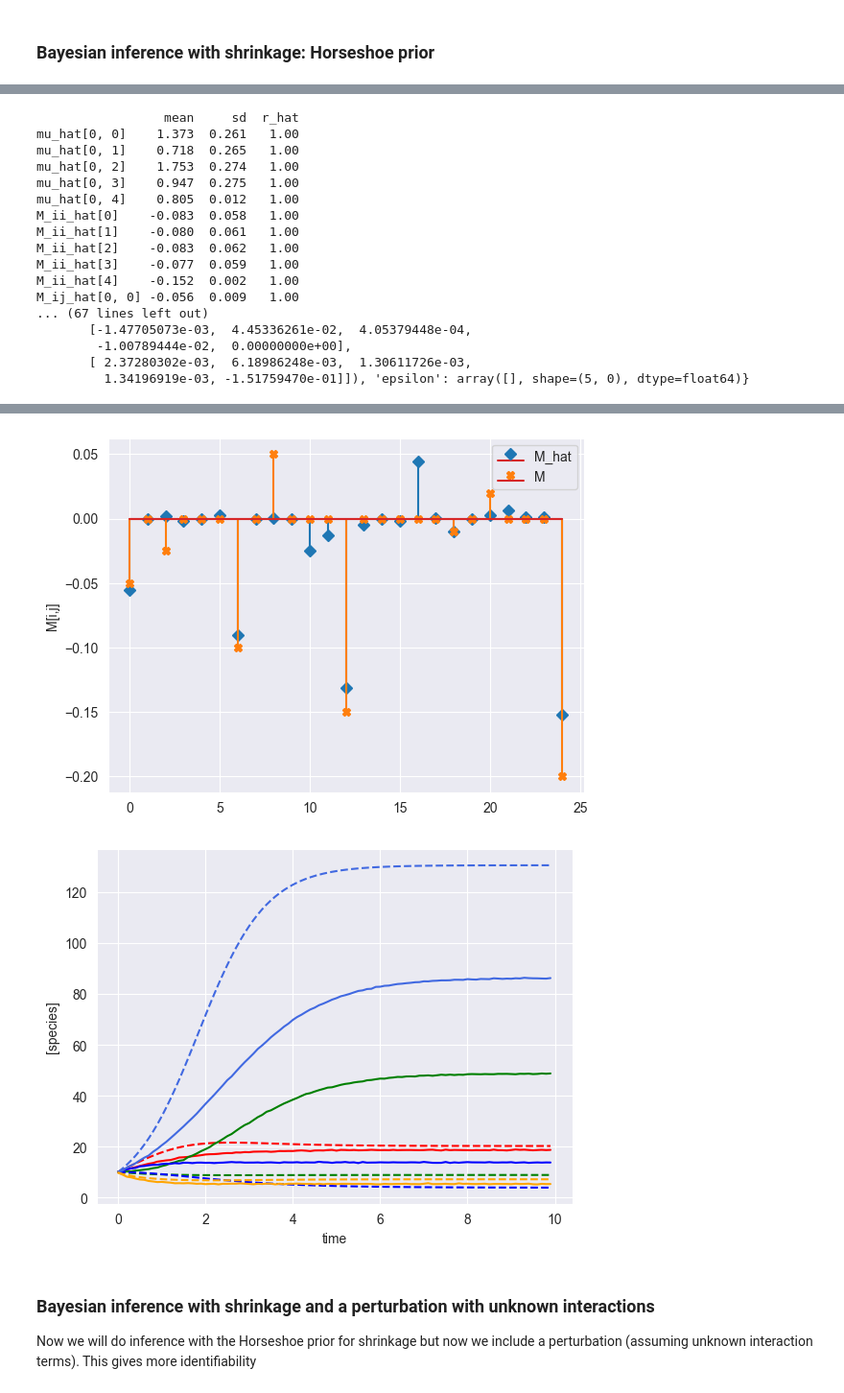
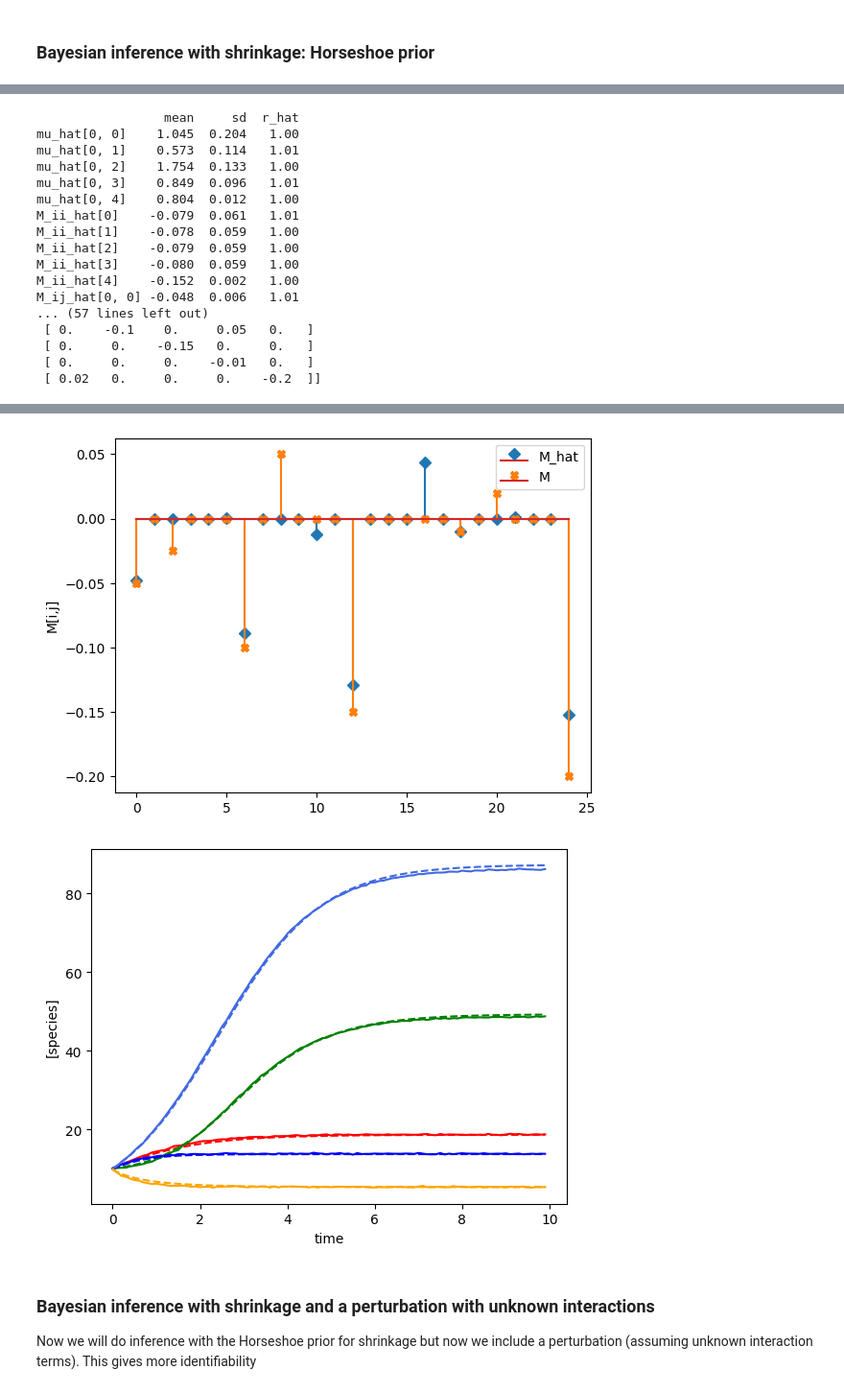
Before and after one commit to ucl-cssb/MIMIC, a Jupyter notebook: docs/source/notebooks/gLV/examples-bayes-gLV.ipynb, the cells around one changed output, grey strips where cells are left out. Shown at 96% size. Saved outputs shown, nothing was run; the diff lists cells and outputs as text; code cells hidden in the pictures.

```diff
--- a/docs/source/notebooks/gLV/examples-bayes-gLV.ipynb
+++ b/docs/source/notebooks/gLV/examples-bayes-gLV.ipynb
@@ -33,7 +32,7 @@ where:
 # %% [markdown]
 ### Bayesian inference with no shrinkage
 # %%
-# read in pickled simulated parameters, mu, M, epsilon
+# read in pickled simulated parameters, mu, M, epsilon, created in examples-sim-gLV.ipynb
 num_species = 5
 with open("params-s5.pkl", "rb") as f:
     params = pickle.load(f)
@@ -74,8 +73,10 @@ inference.set_parameters(X=X, F=F, prior_mu_mean=prior_mu_mean, prior_mu_sigma=p
                           prior_Mij_sigma=prior_Mij_sigma,
                           draws=draws, tune=tune, chains=chains,cores=cores)
 
-idata = inference.run_bayes_gLV()
+idata = inference.run_inference()
 
+# To plot posterior distributions
+#inference.plot_posterior(idata)
 
 
 summary = az.summary(idata, var_names=["mu_hat", "M_ii_hat", "M_ij_hat", "M_hat", "sigma"])
@@ -91,7 +92,7 @@ M_h = np.median(idata.posterior["M_hat"].values, axis=(0,1) )
 # compare fitted with simulated parameters
 compare_params(mu=(mu, mu_h), M=(M, M_h))
 
-predictor = sim_gLV(num_species=num_species, M=M_h, mu=mu_h)
+predictor = sim_gLV(num_species=num_species, M=M_h.T, mu=mu_h)
 yobs_h, _, _, _, _ = predictor.simulate(times=times, init_species=yobs[0])
 plot_fit_gLV(yobs, yobs_h, times)
 # %% [output]
@@ -293,21 +291,11 @@ inference.set_parameters(X=X, F=F, prior_mu_mean=prior_mu_mean, prior_mu_sigma=p
                           DA=DA, DA0=DA0, N=N, noise_stddev=noise_stddev,
                           draws=draws, tune=tune, chains=chains,cores=cores)
 
-idata = inference.run_bayes_gLV_shrinkage()
+idata = inference.run_inference_shrinkage()
 
+# To plot posterior distributions
+#inference.plot_posterior(idata)
 
-
-#nX = num_species
-#n_obs = times.shape[0] - 1
-#noise_stddev = 0.1
-
-# Params for shrinkage on M_ij (non diagonal elements)
-#DA = nX*nX - nX
-#DA0 = 3     # expected number of non zero entries in M_ij
-#N = n_obs - 2
-
-#inference = infergLVbayes(X, F, mu_prior, M_prior, DA=DA, DA0=DA0, N=N, noise_stddev=noise_stddev)
-#idata = inference.run_bayes_gLV_shrinkage()
 
 # print summary
 summary = az.summary(idata, var_names=["mu_hat", "M_ii_hat", "M_ij_hat", "M_hat", "sigma"])
@@ -323,7 +311,7 @@ M_h = np.median(idata.posterior["M_hat"].values, axis=(0,1) )
 # compare fitted with simulated parameters
 compare_params(mu=(mu, mu_h), M=(M, M_h))
 
-predictor = sim_gLV(num_species=num_species, M=M_h, mu=mu_h)
+predictor = sim_gLV(num_species=num_species, M=M_h.T, mu=mu_h)
 yobs_h, _, _, _, _ = predictor.simulate(times=times, init_species=yobs[0])
 plot_fit_gLV(yobs, yobs_h, times)
 # %% [output]
@@ -339,17 +327,17 @@ There were 3 divergences after tuning. Increase `target_accept` or reparameteriz
                  mean     sd  r_hat
-mu_hat[0, 0]    1.373  0.261   1.00
-mu_hat[0, 1]    0.718  0.265   1.00
-mu_hat[0, 2]    1.753  0.274   1.00
-mu_hat[0, 3]    0.947  0.275   1.00
-mu_hat[0, 4]    0.805  0.012   1.00
-M_ii_hat[0]    -0.083  0.058   1.00
-M_ii_hat[1]    -0.080  0.061   1.00
-M_ii_hat[2]    -0.083  0.062   1.00
-M_ii_hat[3]    -0.077  0.059   1.00
+mu_hat[0, 0]    1.045  0.204   1.00
+mu_hat[0, 1]    0.573  0.114   1.01
+mu_hat[0, 2]    1.754  0.133   1.00
+mu_hat[0, 3]    0.849  0.096   1.01
+mu_hat[0, 4]    0.804  0.012   1.00
+M_ii_hat[0]    -0.079  0.061   1.01
+M_ii_hat[1]    -0.078  0.059   1.00
+M_ii_hat[2]    -0.079  0.059   1.00
+M_ii_hat[3]    -0.080  0.059   1.00
 M_ii_hat[4]    -0.152  0.002   1.00
-M_ij_hat[0, 0] -0.056  0.009   1.00
-... (67 lines left out)
-       [-1.47705073e-03,  4.45336261e-02,  4.05379448e-04,
-        -1.00789444e-02,  0.00000000e+00],
-       [ 2.37280302e-03,  6.18986248e-03,  1.30611726e-03,
-         1.34196919e-03, -1.51759470e-01]]), 'epsilon': array([], shape=(5, 0), dtype=float64)}
+M_ij_hat[0, 0] -0.048  0.006   1.01
+... (57 lines left out)
+ [ 0.    -0.1    0.     0.05   0.   ]
+ [ 0.     0.    -0.15   0.     0.   ]
+ [ 0.     0.     0.    -0.01   0.   ]
+ [ 0.02   0.     0.     0.    -0.2  ]]
@@ -357,5 +345,5 @@ M_ij_hat[0, 0] -0.056  0.009   1.00
-[figure, old version]
+[figure, new version]
-[figure, old version]
+[figure, new version]
 # %% [markdown]
 ### Bayesian inference with shrinkage and a perturbation with unknown interactions
 Now we will do inference with the Horseshoe prior for shrinkage but now we include a perturbation (assuming unknown interaction terms). This gives more identifiability
```
Also changed, not shown: parts of 6 cells of this notebook, 4 other files.
